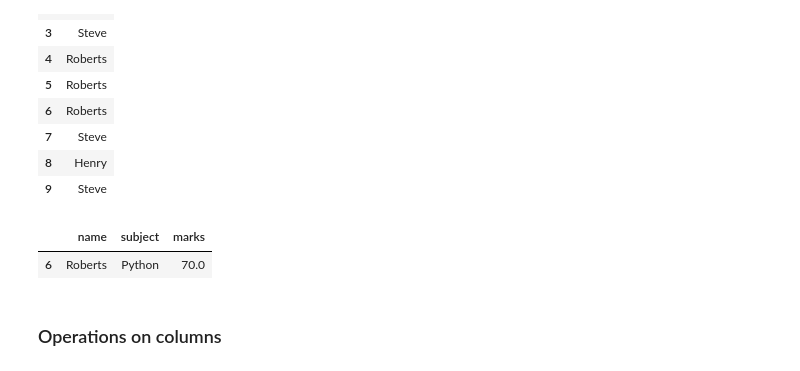
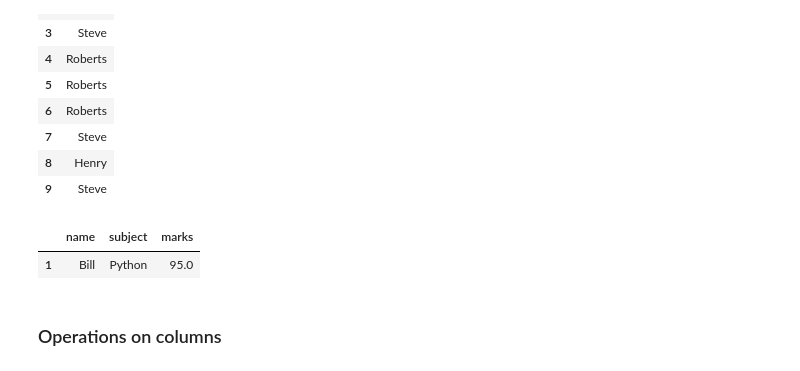
Before and after one commit to srikanthpragada/datascience_30_apr_2024, a Jupyter notebook: pandas/marks_df.ipynb, the cells around one changed output. Drawn from its saved outputs; the diff is of its cells as text; code cells hidden in the pictures.

```diff
--- a/pandas/marks_df.ipynb
+++ b/pandas/marks_df.ipynb
@@ -327,10 +323,10 @@ df.filter(regex='e$')  # select columns where column name ends with letter e
 | 8 | Henry |
 | 9 | Steve |
 # %%
-df.filter(regex='6', axis=0)  # Filter by row labels
+df.filter(regex='^1', axis=0)  # Filter by row labels
 # %% [output]
 |  | name | subject | marks |
-| 6 | Roberts | Python | 70.0 |
+| 1 | Bill | Python | 95.0 |
 # %% [markdown]
 ### Operations on columns
 # %%
```
Also changed, not shown: parts of 9 cells of this notebook.
